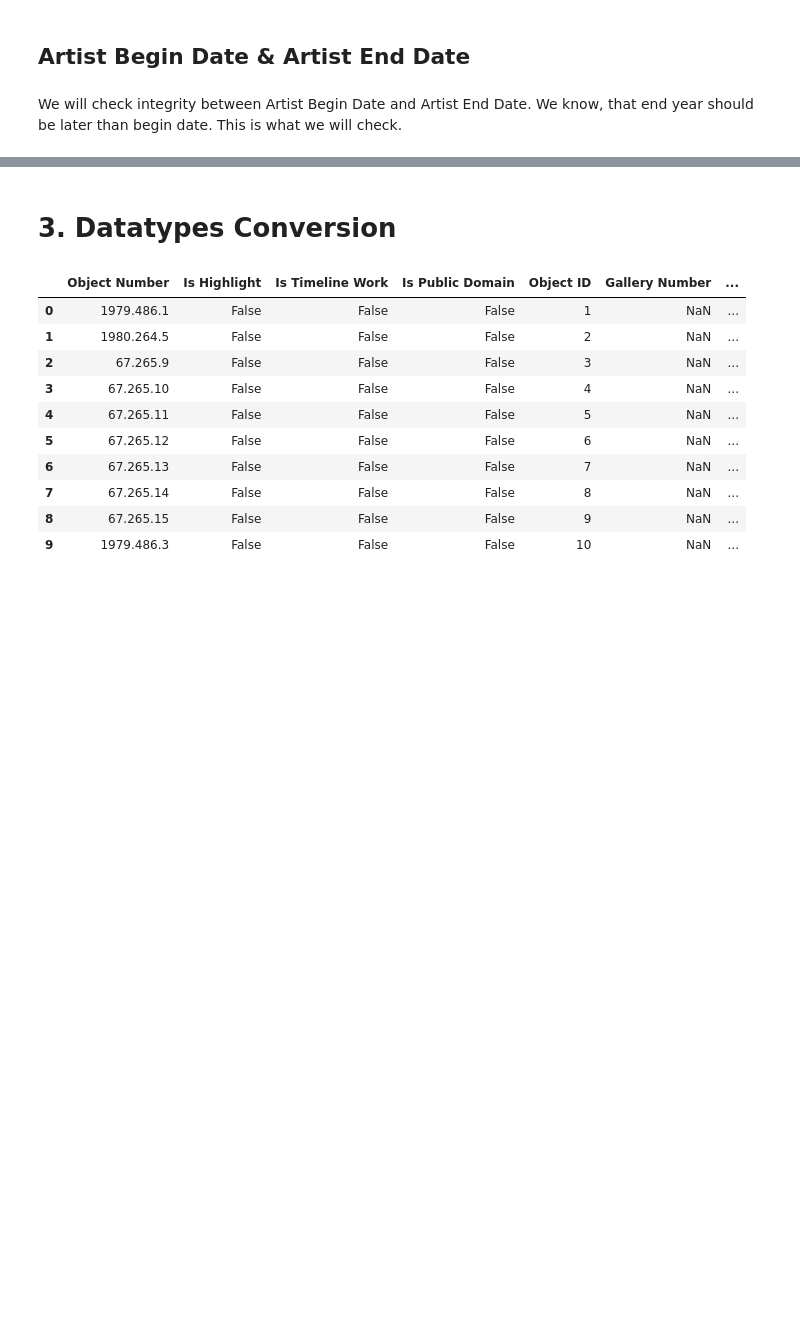
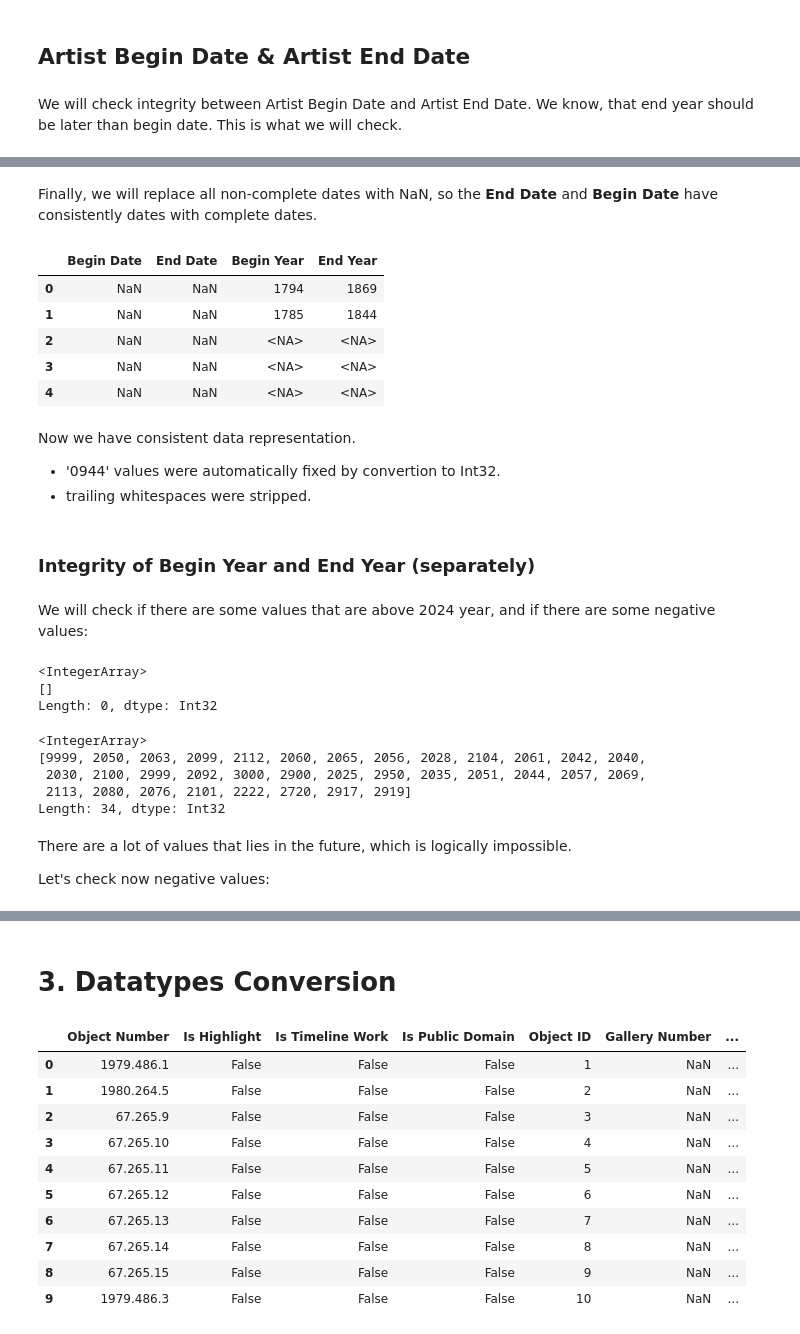
Before and after one commit to nickobard/Data-Preprocessing-Course, a Jupyter notebook: 01/01_homework.ipynb, the cells around one changed output, grey strips where cells are left out. Cells and saved outputs as stored; diff of their text form; code cells hidden in the pictures; blank space fills up the shorter version.

Commit message:
Finish integrity checks

```diff
--- a/01/01_homework.ipynb
+++ b/01/01_homework.ipynb
@@ -1068,0 +805,50 @@ del df_abd_aed
+# %%
+def extract_year(value: str | float):
+    if not isinstance(value, str):
+        return value
+    value = value.strip()
+    complete_date_matches = re.match(r'(\d{4})-\d{2}-\d{2}', value)
+    if complete_date_matches:
+        return complete_date_matches.group(1)
+    partial_date_matches = re.match(r'(\d{4})-\d{2}', value)
+    if partial_date_matches:
+        return partial_date_matches.group(1)
+    if len(value) == 0:
+        return np.NaN
+    return value
+# %%
+df_beg_end_date['Begin Year'] = df_beg_end_date['Begin Date'].apply(extract_year).astype('Int32')
+df_beg_end_date['End Year'] = df_beg_end_date['End Date'].apply(extract_year).astype('Int32')
+# %% [markdown]
+Finally, we will replace all non-complete dates with NaN, so the **End Date** and **Begin Date** have consistently dates with complete dates.
+# %%
+def replace_incomplete_dates(value: str | float):
+    if not isinstance(value, str):
+        return value
+    value = value.strip()
+    complete_date_matches = re.match(r'(\d{4})-\d{2}-\d{2}', value)
+    if complete_date_matches:
+        return value
+    else:
+        return np.NaN
+# %%
+df_beg_end_date['End Date'] = df_beg_end_date['End Date'].apply(replace_incomplete_dates)
+df_beg_end_date['Begin Date'] = df_beg_end_date['Begin Date'].apply(replace_incomplete_dates)
+# %%
+df_beg_end_date.head()
+# %% [output]
+|  | Begin Date | End Date | Begin Year | End Year |
+| 0 | NaN | NaN | 1794 | 1869 |
+| 1 | NaN | NaN | 1785 | 1844 |
+| 2 | NaN | NaN | <NA> | <NA> |
+| 3 | NaN | NaN | <NA> | <NA> |
+| 4 | NaN | NaN | <NA> | <NA> |
+# %% [markdown]
+Now we have consistent data representation.
+
+- '0944' values were automatically fixed by convertion to Int32.
+- trailing whitespaces were stripped.
+# %% [markdown]
+### Integrity of Begin Year and End Year (separately)
+# %% [markdown]
+We will check if there are some values that are above 2024 year, and if there are some negative values:
@@ -1068,0 +858,18 @@ del df_abd_aed
+# %%
+ser_beg_year[ser_beg_year > 2024].unique()
+# %% [output]
+<IntegerArray>
+[]
+Length: 0, dtype: Int32
+# %%
+ser_end_year[ser_end_year > 2024].unique()
+# %% [output]
+<IntegerArray>
+[9999, 2050, 2063, 2099, 2112, 2060, 2065, 2056, 2028, 2104, 2061, 2042, 2040,
+ 2030, 2100, 2999, 2092, 3000, 2900, 2025, 2950, 2035, 2051, 2044, 2057, 2069,
+ 2113, 2080, 2076, 2101, 2222, 2720, 2917, 2919]
+Length: 34, dtype: Int32
+# %% [markdown]
+There are a lot of values that lies in the future, which is logically impossible.
+
+Let's check now negative values:
```
Also changed, not shown: parts of 61 cells of this notebook.
